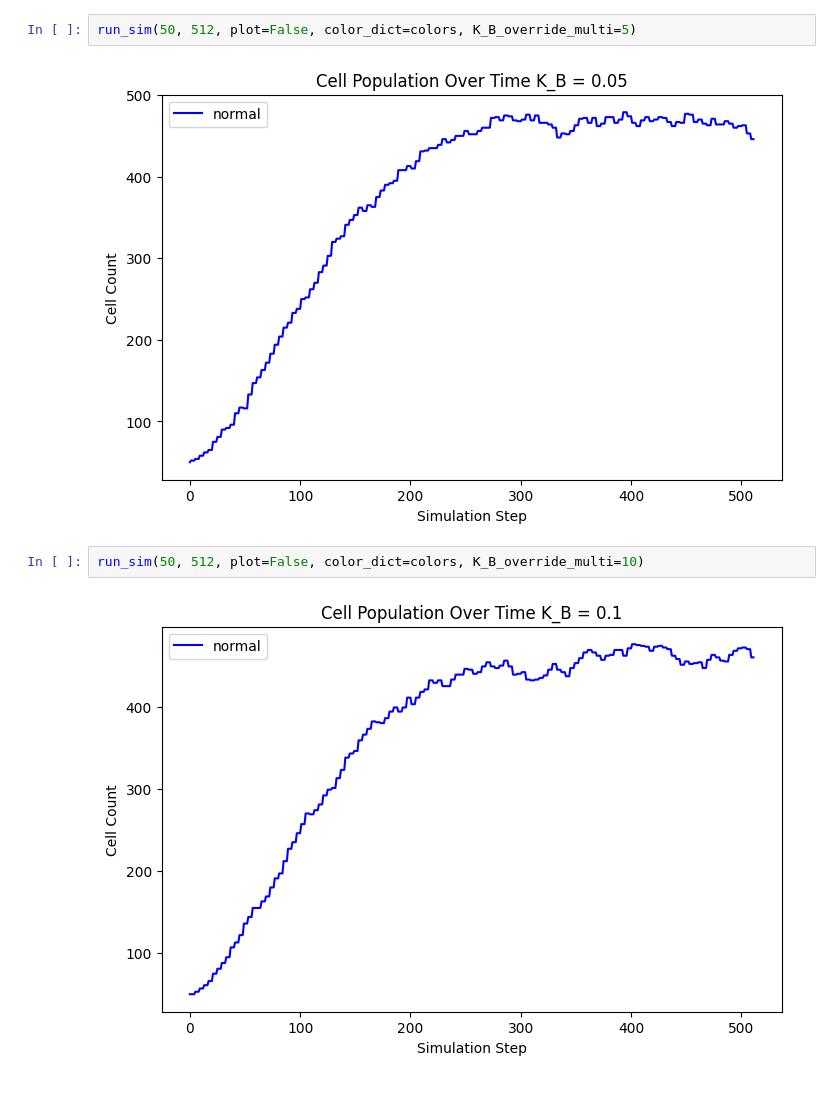
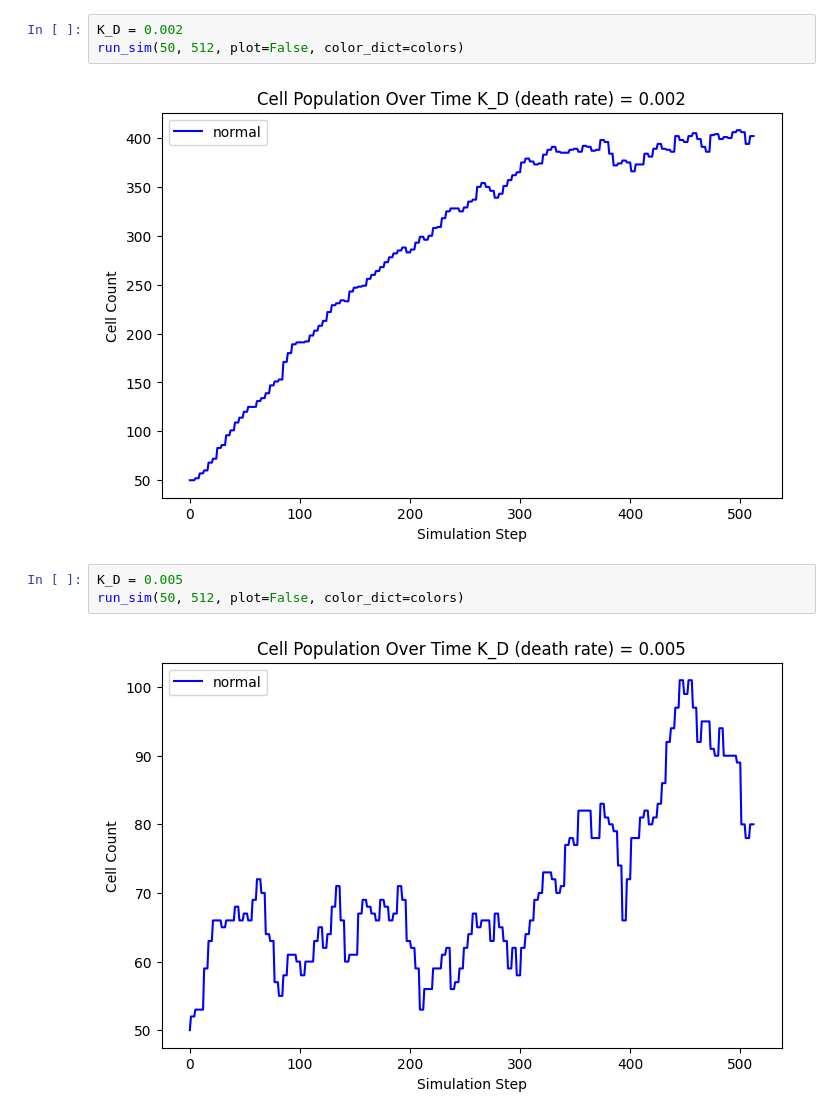
Before and after one commit to craftiggn/UW_ComputerModeling, a Jupyter notebook: 03_tissue.ipynb, the cells around one changed output. Cells and saved outputs as stored; diff of their text form.

```diff
--- a/03_tissue.ipynb
+++ b/03_tissue.ipynb
@@ -324,9 +317,11 @@ snapshot at i = 384
-# %%
-run_sim(50, 512, plot=False, color_dict=colors, K_B_override_multi=5)
-# %% [output]
-[figure, removed]
+# %%
+K_D = 0.002
+run_sim(50, 512, plot=False, color_dict=colors)
+# %% [output]
+[figure, added]
 # %%
-run_sim(50, 512, plot=False, color_dict=colors, K_B_override_multi=10)
+K_D = 0.005
+run_sim(50, 512, plot=False, color_dict=colors)
 # %% [output]
-[figure, old version]
+[figure, new version]
 # %%
```
Also changed, not shown: parts of 7 cells of this notebook.
